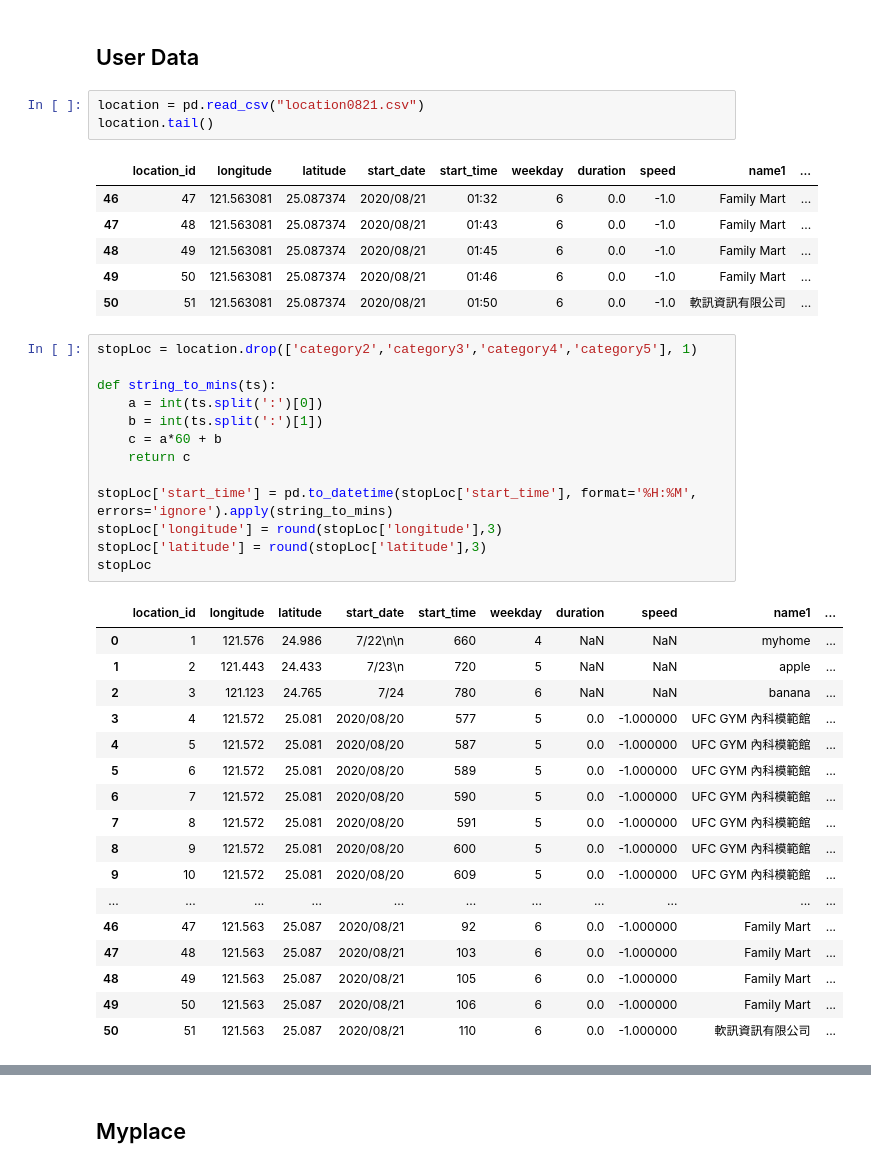
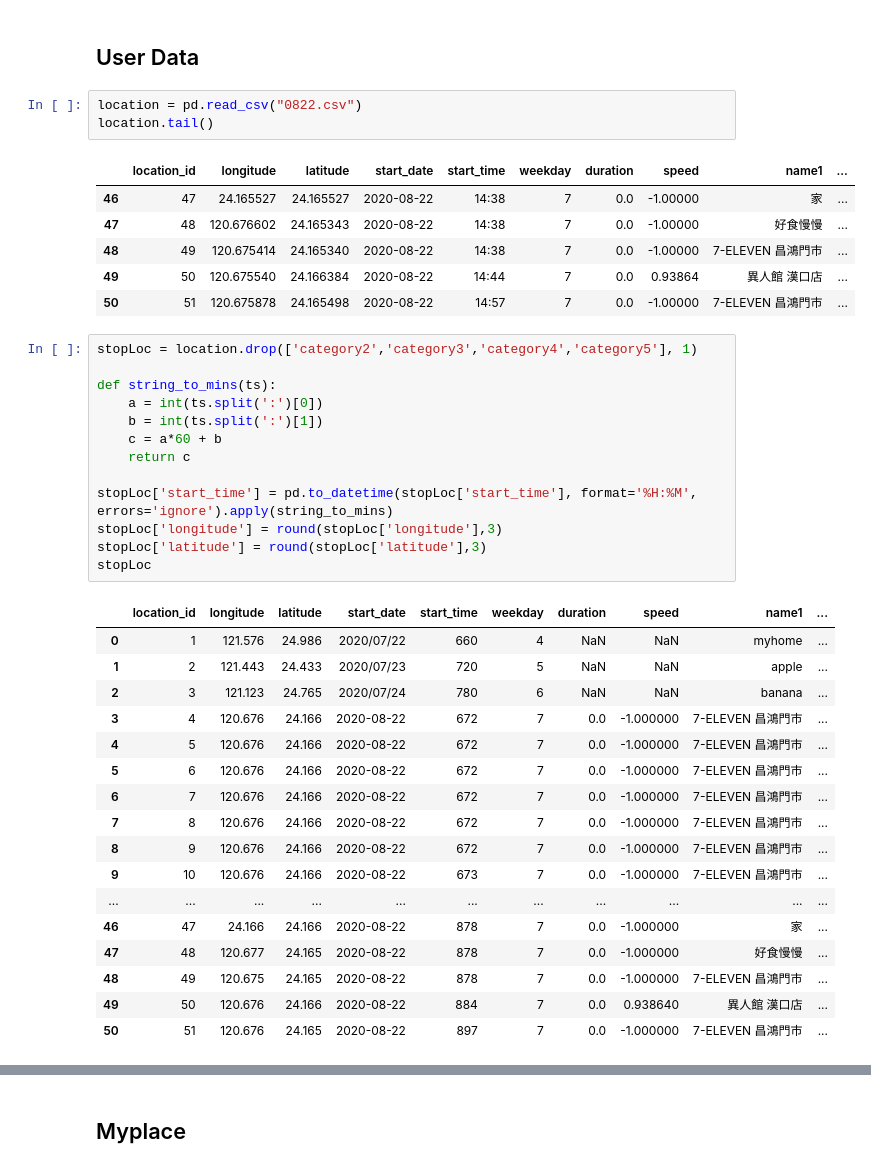
Before and after one commit to yuchieh0130/chchboss, a Jupyter notebook: CategoryPrediction_RandomForest.ipynb, the cells around one changed output, grey strips where cells are left out. Saved outputs shown, nothing was run; the diff lists cells and outputs as text.

```diff
--- a/CategoryPrediction_RandomForest.ipynb
+++ b/CategoryPrediction_RandomForest.ipynb
@@ -149,15 +149,15 @@ array([ 3,  3,  2, 17,  6,  1,  6, 17,  6, 17,  2,  3,  2, 17,  6,  1,  6,
 # %% [markdown]
 ## User Data
 # %%
-location = pd.read_csv("location0821.csv")
+location = pd.read_csv("0822.csv")
 location.tail()
 # %% [output]
 |  | location_id | longitude | latitude | start_date | start_time | weekday | duration | speed | name1 | ... |
-| 46 | 47 | 121.563081 | 25.087374 | 2020/08/21 | 01:32 | 6 | 0.0 | -1.0 | Family Mart | ... |
-| 47 | 48 | 121.563081 | 25.087374 | 2020/08/21 | 01:43 | 6 | 0.0 | -1.0 | Family Mart | ... |
-| 48 | 49 | 121.563081 | 25.087374 | 2020/08/21 | 01:45 | 6 | 0.0 | -1.0 | Family Mart | ... |
-| 49 | 50 | 121.563081 | 25.087374 | 2020/08/21 | 01:46 | 6 | 0.0 | -1.0 | Family Mart | ... |
-| 50 | 51 | 121.563081 | 25.087374 | 2020/08/21 | 01:50 | 6 | 0.0 | -1.0 | 軟訊資訊有限公司 | ... |
+| 46 | 47 | 24.165527 | 24.165527 | 2020-08-22 | 14:38 | 7 | 0.0 | -1.00000 | 家 | ... |
+| 47 | 48 | 120.676602 | 24.165343 | 2020-08-22 | 14:38 | 7 | 0.0 | -1.00000 | 好食慢慢 | ... |
+| 48 | 49 | 120.675414 | 24.165340 | 2020-08-22 | 14:38 | 7 | 0.0 | -1.00000 | 7-ELEVEN 昌鴻門市 | ... |
+| 49 | 50 | 120.675540 | 24.166384 | 2020-08-22 | 14:44 | 7 | 0.0 | 0.93864 | 異人館 漢口店 | ... |
+| 50 | 51 | 120.675878 | 24.165498 | 2020-08-22 | 14:57 | 7 | 0.0 | -1.00000 | 7-ELEVEN 昌鴻門市 | ... |
 # %%
 stopLoc = location.drop(['category2','category3','category4','category5'], 1)
 
@@ -173,22 +173,22 @@ stopLoc['latitude'] = round(stopLoc['latitude'],3)
 stopLoc
 # %% [output]
 |  | location_id | longitude | latitude | start_date | start_time | weekday | duration | speed | name1 | ... |
-| 0 | 1 | 121.576 | 24.986 | 7/22\n\n | 660 | 4 | NaN | NaN | myhome | ... |
-| 1 | 2 | 121.443 | 24.433 | 7/23\n | 720 | 5 | NaN | NaN | apple | ... |
-| 2 | 3 | 121.123 | 24.765 | 7/24 | 780 | 6 | NaN | NaN | banana | ... |
-| 3 | 4 | 121.572 | 25.081 | 2020/08/20 | 577 | 5 | 0.0 | -1.000000 | UFC GYM 內科模範館 | ... |
-| 4 | 5 | 121.572 | 25.081 | 2020/08/20 | 587 | 5 | 0.0 | -1.000000 | UFC GYM 內科模範館 | ... |
-| 5 | 6 | 121.572 | 25.081 | 2020/08/20 | 589 | 5 | 0.0 | -1.000000 | UFC GYM 內科模範館 | ... |
-| 6 | 7 | 121.572 | 25.081 | 2020/08/20 | 590 | 5 | 0.0 | -1.000000 | UFC GYM 內科模範館 | ... |
-| 7 | 8 | 121.572 | 25.081 | 2020/08/20 | 591 | 5 | 0.0 | -1.000000 | UFC GYM 內科模範館 | ... |
-| 8 | 9 | 121.572 | 25.081 | 2020/08/20 | 600 | 5 | 0.0 | -1.000000 | UFC GYM 內科模範館 | ... |
-| 9 | 10 | 121.572 | 25.081 | 2020/08/20 | 609 | 5 | 0.0 | -1.000000 | UFC GYM 內科模範館 | ... |
+| 0 | 1 | 121.576 | 24.986 | 2020/07/22 | 660 | 4 | NaN | NaN | myhome | ... |
+| 1 | 2 | 121.443 | 24.433 | 2020/07/23 | 720 | 5 | NaN | NaN | apple | ... |
+| 2 | 3 | 121.123 | 24.765 | 2020/07/24 | 780 | 6 | NaN | NaN | banana | ... |
+| 3 | 4 | 120.676 | 24.166 | 2020-08-22 | 672 | 7 | 0.0 | -1.000000 | 7-ELEVEN 昌鴻門市 | ... |
+| 4 | 5 | 120.676 | 24.166 | 2020-08-22 | 672 | 7 | 0.0 | -1.000000 | 7-ELEVEN 昌鴻門市 | ... |
+| 5 | 6 | 120.676 | 24.166 | 2020-08-22 | 672 | 7 | 0.0 | -1.000000 | 7-ELEVEN 昌鴻門市 | ... |
+| 6 | 7 | 120.676 | 24.166 | 2020-08-22 | 672 | 7 | 0.0 | -1.000000 | 7-ELEVEN 昌鴻門市 | ... |
+| 7 | 8 | 120.676 | 24.166 | 2020-08-22 | 672 | 7 | 0.0 | -1.000000 | 7-ELEVEN 昌鴻門市 | ... |
+| 8 | 9 | 120.676 | 24.166 | 2020-08-22 | 672 | 7 | 0.0 | -1.000000 | 7-ELEVEN 昌鴻門市 | ... |
+| 9 | 10 | 120.676 | 24.166 | 2020-08-22 | 673 | 7 | 0.0 | -1.000000 | 7-ELEVEN 昌鴻門市 | ... |
 | ... | ... | ... | ... | ... | ... | ... | ... | ... | ... | ... |
-| 46 | 47 | 121.563 | 25.087 | 2020/08/21 | 92 | 6 | 0.0 | -1.000000 | Family Mart | ... |
-| 47 | 48 | 121.563 | 25.087 | 2020/08/21 | 103 | 6 | 0.0 | -1.000000 | Family Mart | ... |
-| 48 | 49 | 121.563 | 25.087 | 2020/08/21 | 105 | 6 | 0.0 | -1.000000 | Family Mart | ... |
-| 49 | 50 | 121.563 | 25.087 | 2020/08/21 | 106 | 6 | 0.0 | -1.000000 | Family Mart | ... |
-| 50 | 51 | 121.563 | 25.087 | 2020/08/21 | 110 | 6 | 0.0 | -1.000000 | 軟訊資訊有限公司 | ... |
+| 46 | 47 | 24.166 | 24.166 | 2020-08-22 | 878 | 7 | 0.0 | -1.000000 | 家 | ... |
+| 47 | 48 | 120.677 | 24.165 | 2020-08-22 | 878 | 7 | 0.0 | -1.000000 | 好食慢慢 | ... |
+| 48 | 49 | 120.675 | 24.165 | 2020-08-22 | 878 | 7 | 0.0 | -1.000000 | 7-ELEVEN 昌鴻門市 | ... |
+| 49 | 50 | 120.676 | 24.166 | 2020-08-22 | 884 | 7 | 0.0 | 0.938640 | 異人館 漢口店 | ... |
+| 50 | 51 | 120.676 | 24.165 | 2020-08-22 | 897 | 7 | 0.0 | -1.000000 | 7-ELEVEN 昌鴻門市 | ... |
 # %%
 #delete trivial data
 dropList = []
```
Also changed, not shown: parts of 2 cells of this notebook, 1 other file.
